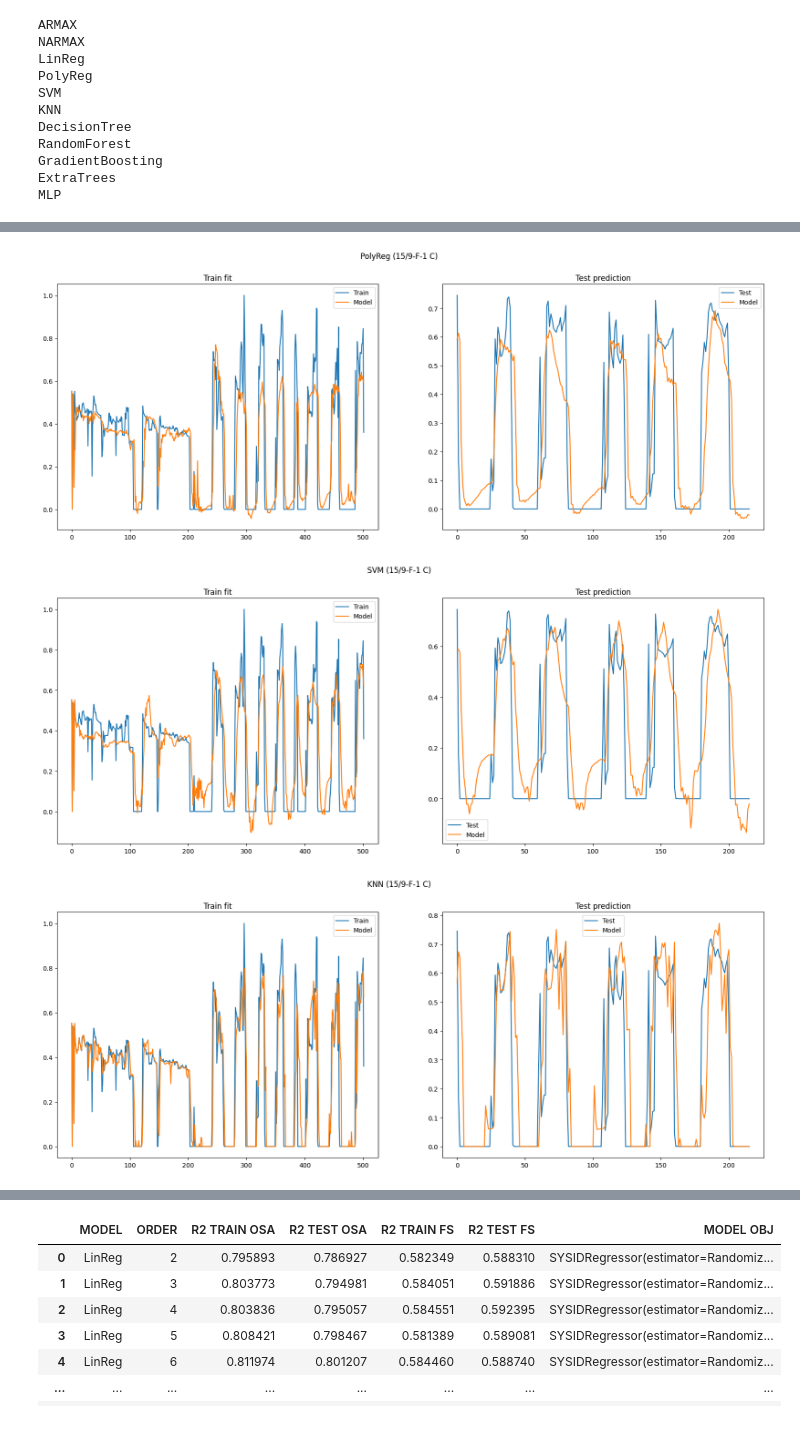
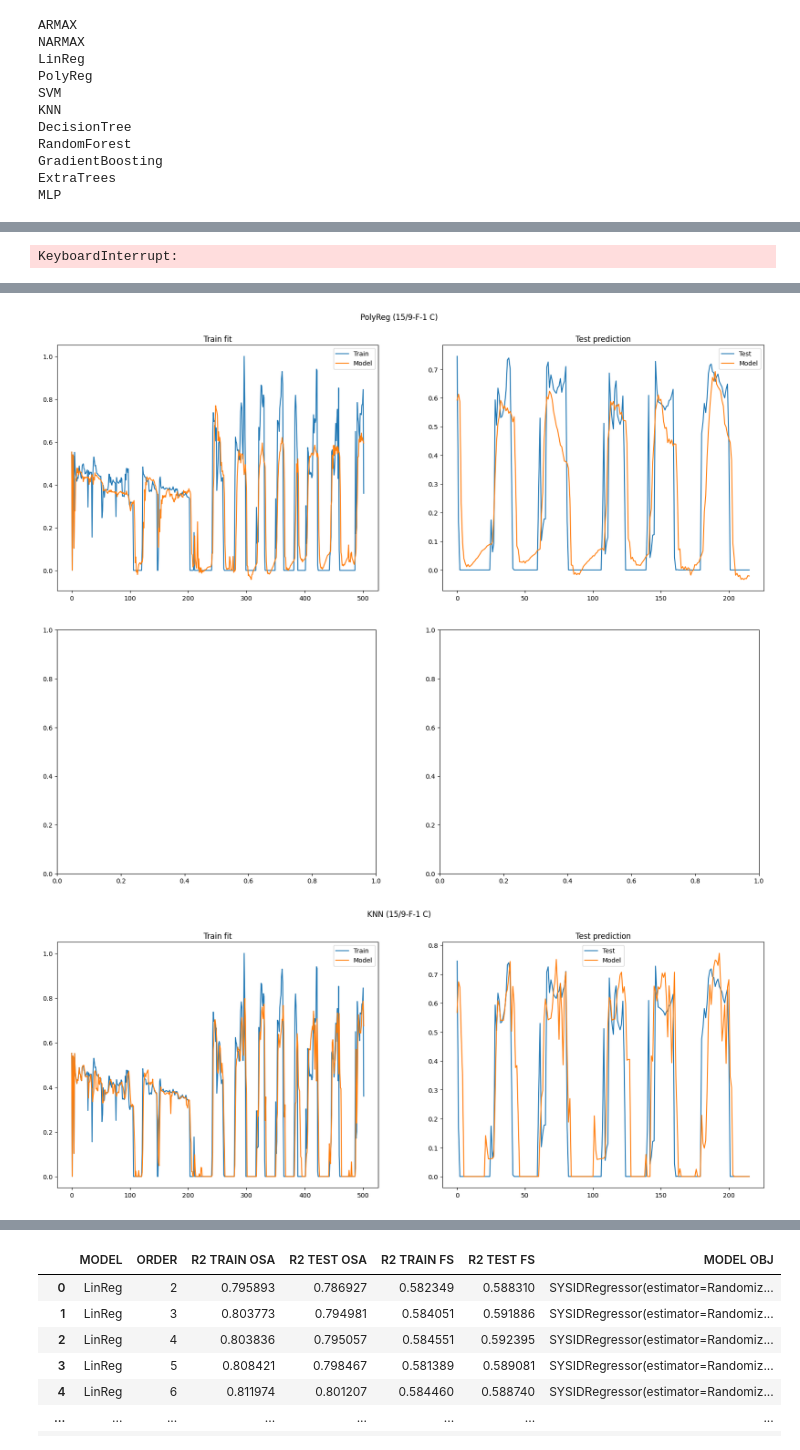
Before and after one commit to prj-phcp/sklearn-sid, a Jupyter notebook: Volve-Dataset/IntegratedMISO.EXPORT.EXPANSORS.W1.ipynb, the cells around one changed output, grey strips where cells are left out. Saved outputs shown, nothing was run; the diff lists cells and outputs as text; code cells hidden in the pictures.

```diff
--- a/Volve-Dataset/IntegratedMISO.EXPORT.EXPANSORS.W1.ipynb
+++ b/Volve-Dataset/IntegratedMISO.EXPORT.EXPANSORS.W1.ipynb
@@ -427,13 +444,15 @@ MLP
 
 #fig, axs = plt.subplots(ncols=2, nrows=n_models, figsize=(25,n_models*7))
 orders = range(2,21)
-prefix = 'MISO.W1'
+prefix = 'MISO.EXP.W1'
 #Loop principal, iterando sobre as listas
 for model in models[2:]:
 
     fig, ax = plt.subplots(ncols=2, nrows=1, figsize=(20,7))
 
     model_name, sidmodel = model
+
+    if 'SVM' in model_name: continue
 
     print('Starting evaluation of model: {}'.format(model_name))
 
@@ -548,5 +567,6 @@ Starting evaluation of model: LinReg
+KeyboardInterrupt:
 [figure]
 [figure]
-[figure, old version]
+[figure, new version]
 [figure]
 [figure]
```
Also changed, not shown: parts of 4 cells of this notebook, 20 other files.
